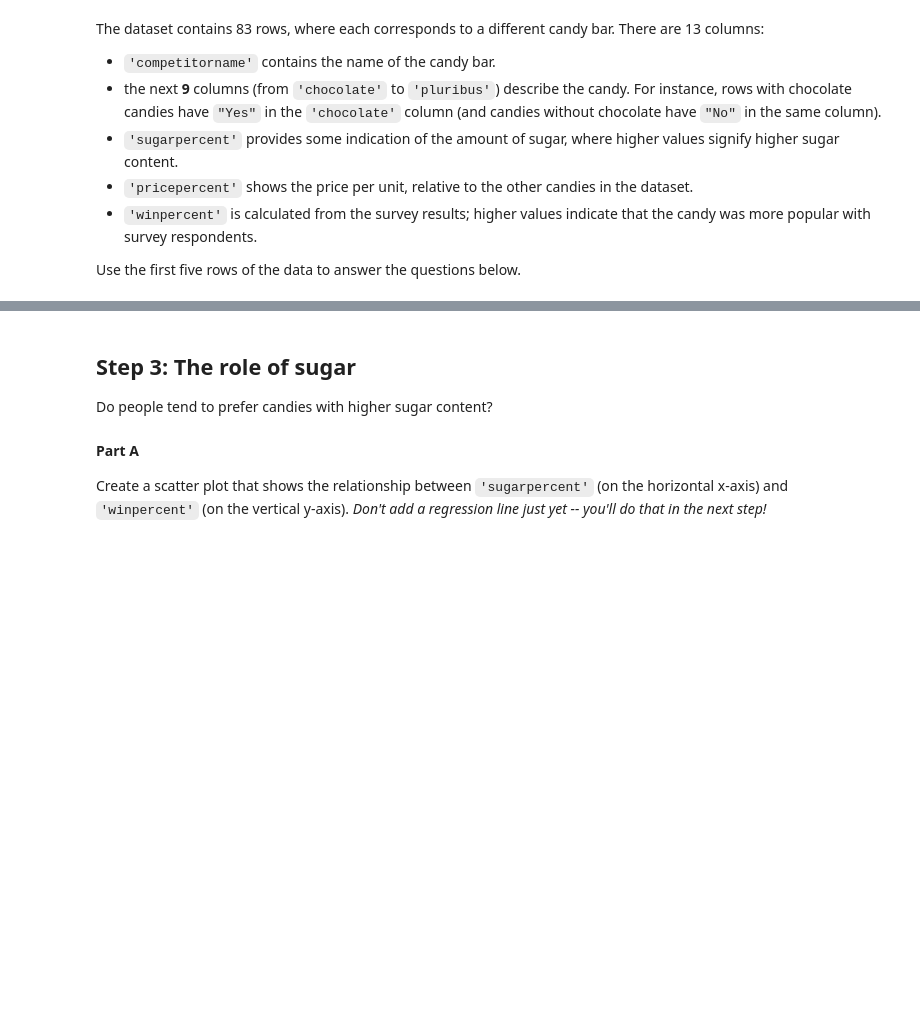
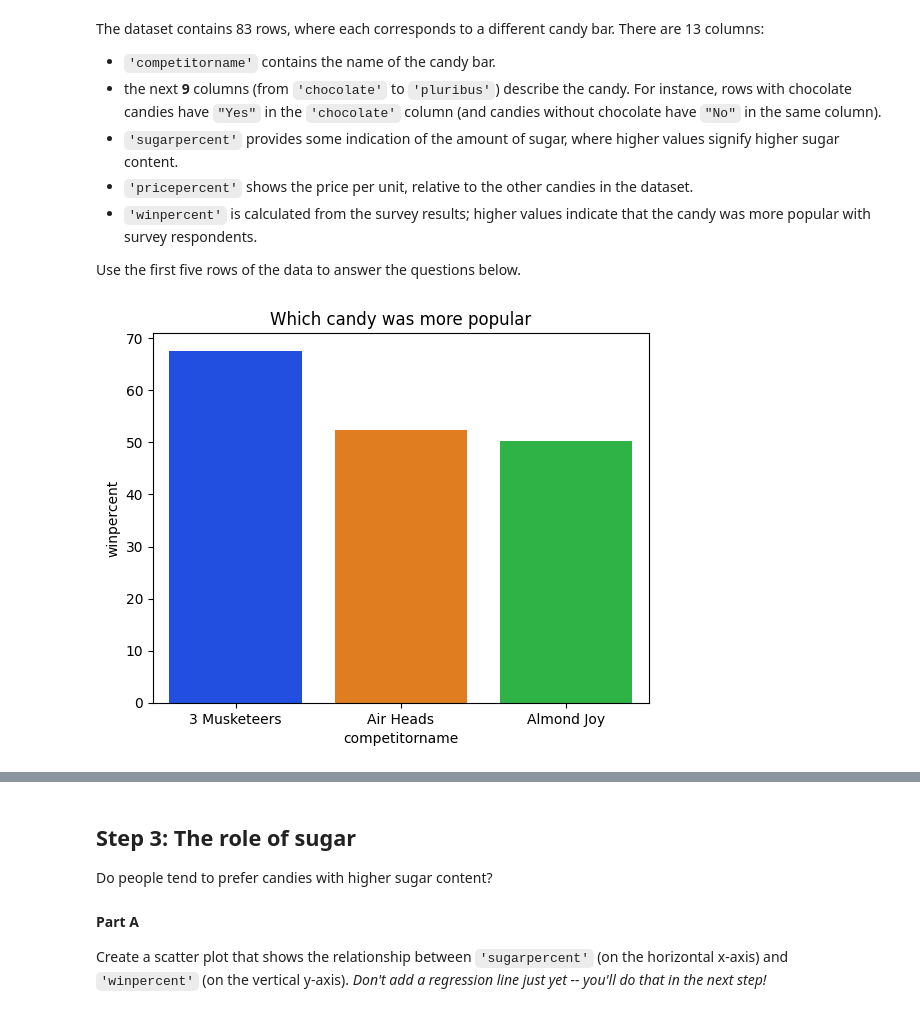
Before and after one commit to ArmanVasilovich/kaggle, a Jupyter notebook: data_vizualization_course/exercise-scatter-plots.ipynb, the cells around one changed output, grey strips where cells are left out. Cells and saved outputs as stored; diff of their text form; code cells hidden in the pictures; blank space fills up the shorter version.

Commit message:
Kaggle Notebook | Exercise: Scatter Plots | Version 2

```diff
--- a/data_vizualization_course/exercise-scatter-plots.ipynb
+++ b/data_vizualization_course/exercise-scatter-plots.ipynb
@@ -62,3 +69,10 @@ The dataset contains 83 rows, where each corresponds to a different candy bar.
 - `'winpercent'` is calculated from the survey results; higher values indicate that the candy was more popular with survey respondents.
 
 Use the first five rows of the data to answer the questions below.
+# %%
+sns.set_palette("bright")
+sns.barplot(x=candy_data.competitorname[1:4], y=candy_data.winpercent)
+plt.title('Which candy was more popular')
+plt.show()
+# %% [output]
+[figure, added]
```
Also changed, not shown: parts of 5 cells of this notebook.
